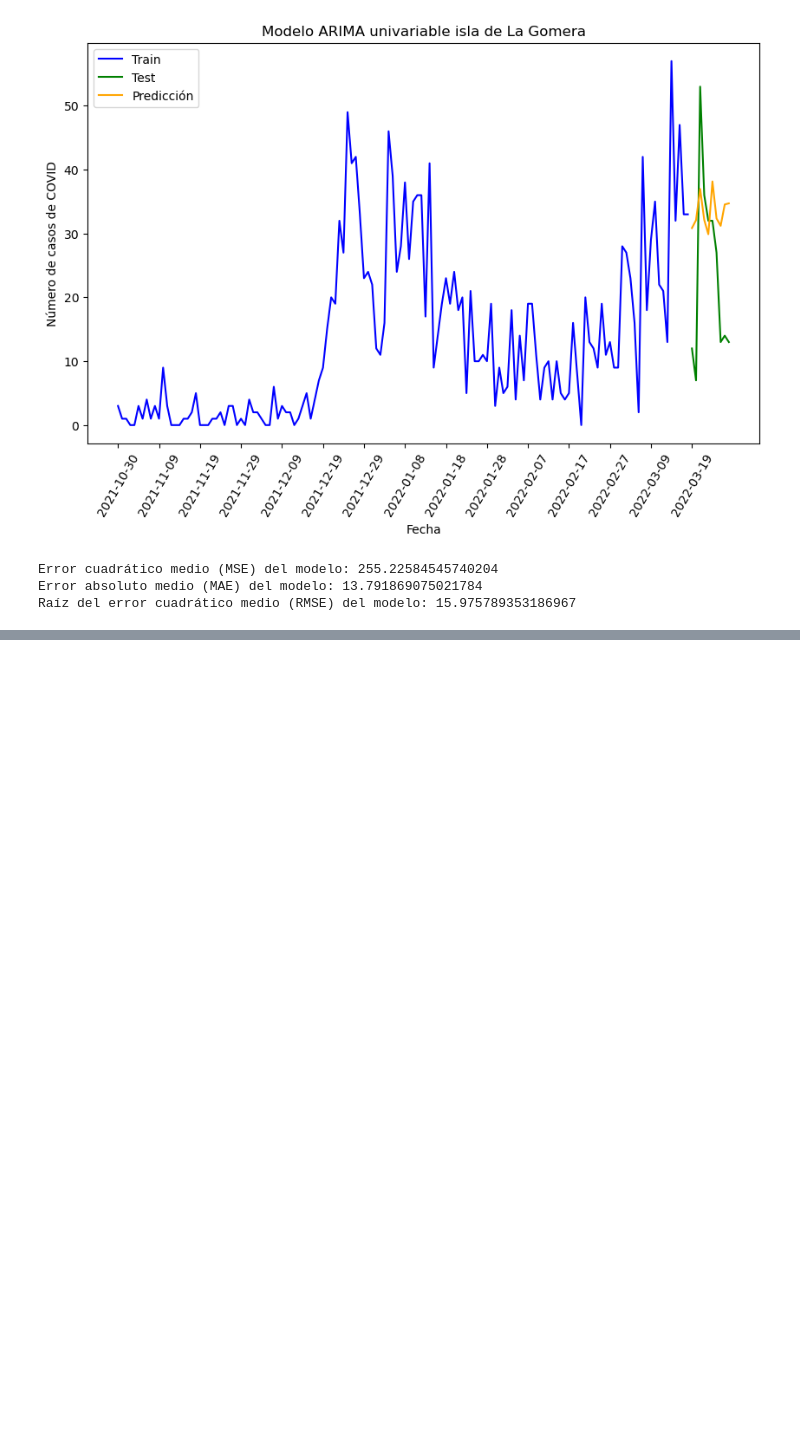
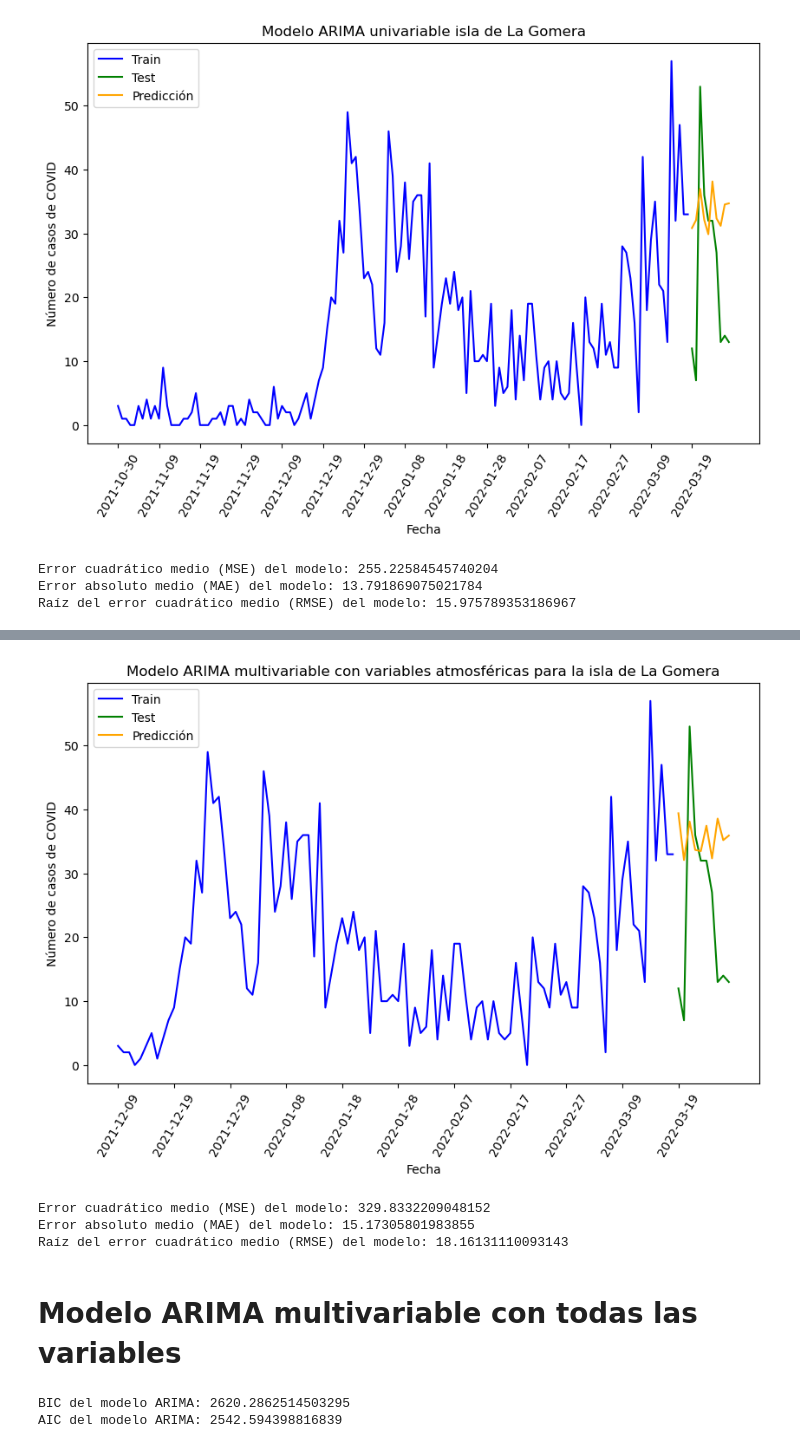
Before and after one commit to jalonsouoc/TFM, a Jupyter notebook: code/ARIMA_LaGomera.ipynb, the cells around one changed output, grey strips where cells are left out. Saved outputs shown, nothing was run; the diff lists cells and outputs as text; code cells hidden in the pictures; blank space fills up the shorter version.

```diff
--- a/code/ARIMA_LaGomera.ipynb
+++ b/code/ARIMA_LaGomera.ipynb
@@ -216,0 +273,16 @@ Raíz del error cuadrático medio (RMSE) del modelo: 15.975789353186967
+# %%
+visualizar_historico(train, test, pred, objetivo, 100, tit)
+# %% [output]
+[figure, added]
+# %%
+mae, mse, rmse = obtener_errores(test[objetivo], pred)
+
+print("Error cuadrático medio (MSE) del modelo: " + str(mse))
+print("Error absoluto medio (MAE) del modelo: " + str(mae))
+print("Raíz del error cuadrático medio (RMSE) del modelo: " + str(rmse))
+# %% [output]
+Error cuadrático medio (MSE) del modelo: 329.8332209048152
+Error absoluto medio (MAE) del modelo: 15.17305801983855
+Raíz del error cuadrático medio (RMSE) del modelo: 18.16131110093143
+# %% [markdown]
+# Modelo ARIMA multivariable con todas las variables
@@ -216,0 +295,5 @@ Raíz del error cuadrático medio (RMSE) del modelo: 15.975789353186967
+# %%
+visualizar_bic_aic(modelo_arima_LaGomera)
+# %% [output]
+BIC del modelo ARIMA: 2620.2862514503295
+AIC del modelo ARIMA: 2542.594398816839
```
Also changed, not shown: parts of 20 cells of this notebook.
